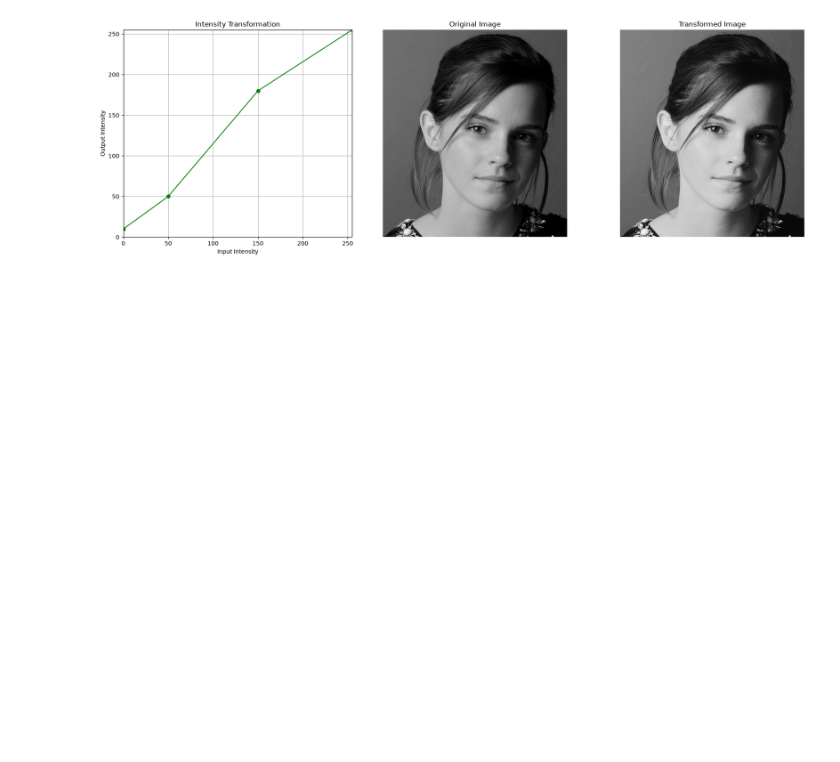
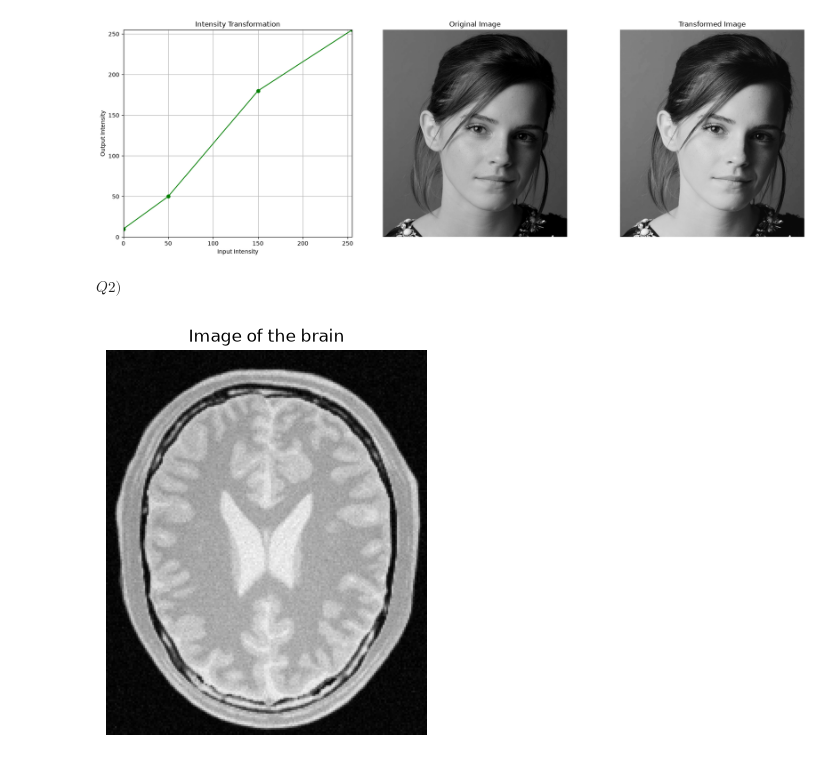
Before and after one commit to codingNR29/Image-processing, a Jupyter notebook: Assignments/Assignment 1/Assignment 1.ipynb, the cells around one changed output. Cells and saved outputs as stored; diff of their text form; code cells hidden in the pictures; blank space fills up the shorter version.

```diff
--- a/Assignments/Assignment 1/Assignment 1.ipynb
+++ b/Assignments/Assignment 1/Assignment 1.ipynb
@@ -84,3 +84,17 @@ plt.tight_layout()
 plt.show()
 # %% [output]
 [figure]
+# %% [markdown]
+$Q2)$
+# %%
+#Importing brain image
+im_brain = cv.imread('Brain.png', cv.IMREAD_GRAYSCALE)
+
+#Displaying the image
+fig, ax = plt.subplots(1, 1, figsize = (5,5))
+ax.imshow(im_brain, cmap = 'gray', vmin = 0, vmax = 255)
+ax.set_title('Image of the brain')
+ax.axis('off')
+plt.show()
+# %% [output]
+[figure, added]
```
Also changed, not shown: parts of 4 cells of this notebook.
